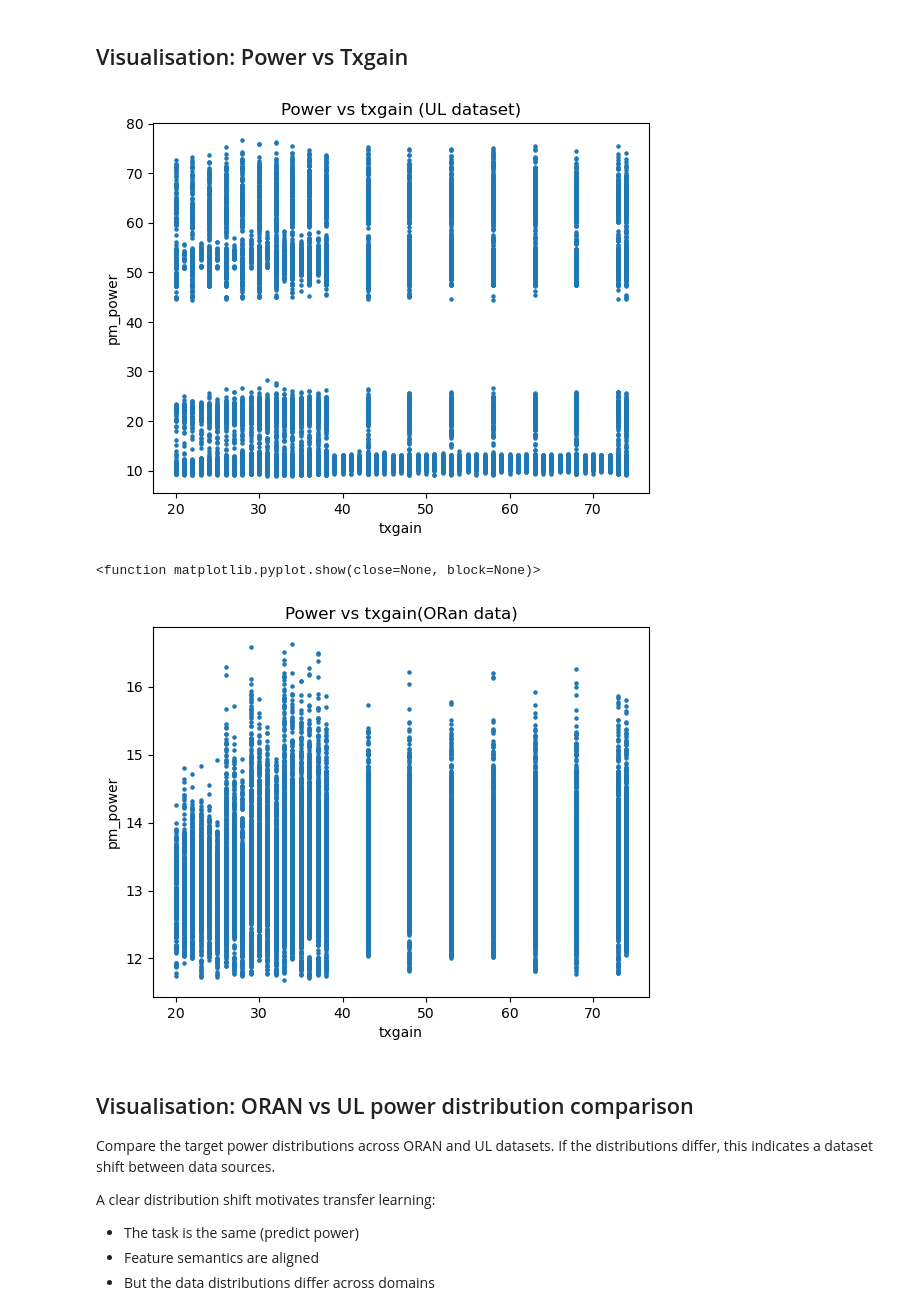
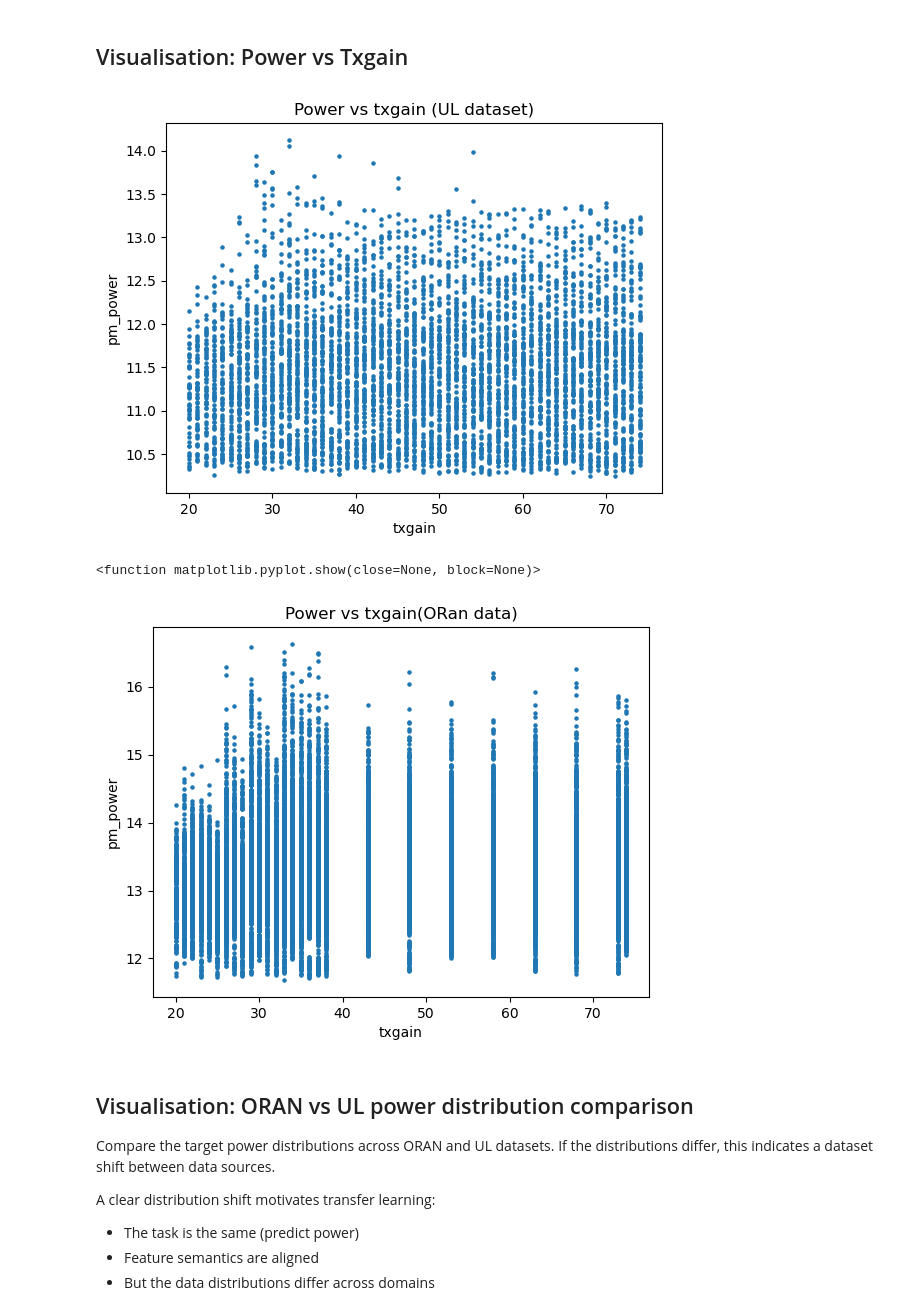
Before and after one commit to samiwu717/BAI_project, a Jupyter notebook: dataprocessing.ipynb, the cells around one changed output. Drawn from its saved outputs; the diff is of its cells as text; code cells hidden in the pictures.

Commit message:
debug error

```diff
--- a/dataprocessing.ipynb
+++ b/dataprocessing.ipynb
@@ -132,6 +132,14 @@ The output is a cleaned UL table with the same columns as the ORAN table.
 # 1) Only retain UL (if there is a UL/DL column)
 if "UL/DL" in ul.columns:
     ul = ul[ul["UL/DL"] == "UL"].copy()
+
+# airtime is rounded to one decimal
+ul["selected_airtime"] = pd.to_numeric(
+    ul["selected_airtime"], errors="coerce"
+)
+
+ul["selected_airtime"] = ul["selected_airtime"].round(1)
+
 
 # 2) Only filter the conditions
 ul_raw = ul.copy()
@@ -165,8 +173,6 @@ for c in COMMON_FEATURES + [TARGET]:
 ul_4cols = ul_4cols.dropna(subset=COMMON_FEATURES + [TARGET])
 ul_4cols = ul_4cols[ul_4cols[TARGET] > 0]
 
-# 5) airtime is rounded to one decimal
-ul_4cols["airtime"] = ul_4cols["airtime"].round(1)
 
 print("✅ UL cleaned shape:", ul_4cols.shape)
 print("UL columns:", ul_4cols.columns.tolist())
@@ -315,20 +320,20 @@ plt.show
 ##  Visualisation: Power vs Txgain
 # %%
 plt.figure()
-plt.scatter(ul["txgain"], ul[TARGET], s=5)
+plt.scatter(ul_cond["txgain"], ul_cond[TARGET], s=5)
 plt.xlabel("txgain")
 plt.ylabel(TARGET)
 plt.title("Power vs txgain (UL dataset)")
 plt.show()
 
 plt.figure()
 plt.scatter(oran["txgain"],oran[TARGET],s=5)
 plt.xlabel("txgain")
 plt.ylabel(TARGET)
 plt.title("Power vs txgain(ORan data)")
 plt.show
 # %% [output]
-[figure, old version]
+[figure, new version]
 <function matplotlib.pyplot.show(close=None, block=None)>
 [figure]
 # %% [markdown]
```
Also changed, not shown: parts of 9 cells of this notebook, 2 other files.
